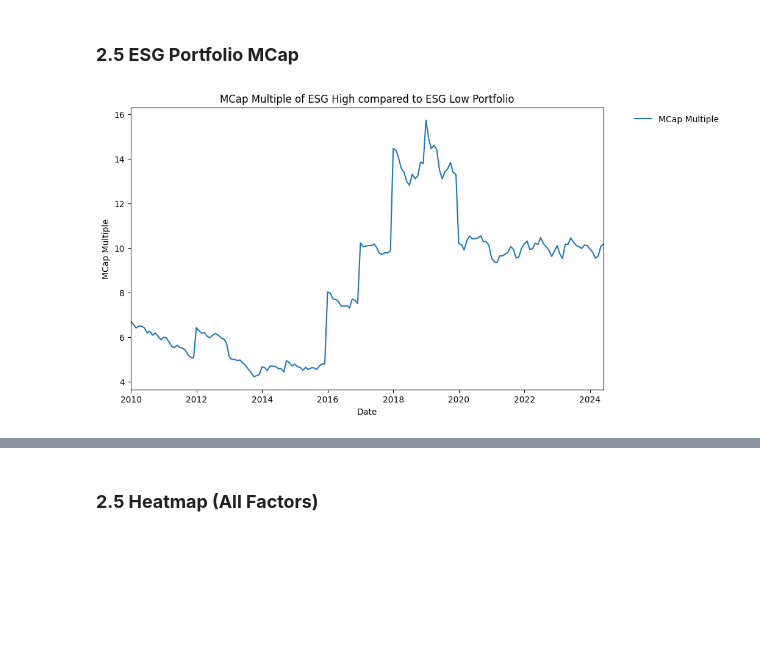
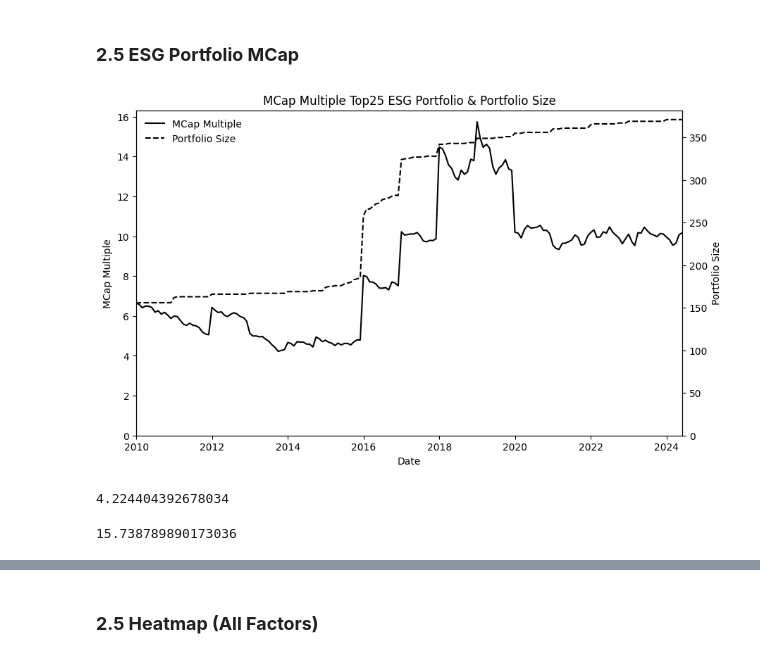
Before and after one commit to lkrsl/multi_factor_modelling_esg_factor_development, a Jupyter notebook: Part3_Further_Visuals_For_Paper.ipynb, the cells around one changed output, grey strips where cells are left out. Saved outputs shown, nothing was run; the diff lists cells and outputs as text; code cells hidden in the pictures; blank space fills up the shorter version.

```diff
--- a/Part3_Further_Visuals_For_Paper.ipynb
+++ b/Part3_Further_Visuals_For_Paper.ipynb
@@ -142,4 +142,38 @@ See the caveats in the documentation: https://pandas.pydata.org/pandas-docs/stab
 ## **2. Visuals**
 # %% [markdown]
 ### **2.1 Functions**
+# %%
+def plot2YLinesOverTime(data_list, column_names, labels, title, x_label, y1_label, y2_label):
+
+  plt.figure(figsize=(10, 6), dpi=100)
+
+  #Creates two different lines for two y-axis
+  ax1 = plt.gca()
+  sns.lineplot(data = data_list[0], x = "Date", y = column_names[0], label = labels[0], color = "black", linestyle = "-", ax = ax1)
+  ax1.set_ylabel(y1_label)
+  ax1.set_ylim(0, None)
+
+  ax2 = plt.twinx()
+  sns.lineplot(data = data_list[1], x = "Date", y = column_names[1], label = labels[1], color = "black", linestyle = "--", ax = ax2, legend = False)
+  ax2.set_ylabel(y2_label)
+  ax2.set_ylim(0, None)
+
+  # Add labels and title
+  ax1.set_xlabel(x_label)
+  plt.title(title)
+
+  # Add legend
+  lines1, labels1 = ax1.get_legend_handles_labels()
+  lines2, labels2 = ax2.get_legend_handles_labels()
+
+  ax1.legend(lines1 + lines2, labels1 + labels2, loc = "upper left", frameon = False)
+
+  #Allign X-Axis Limits
+  ax1.set_xlim([data_list[0]["Date"].min(), data_list[0]["Date"].max()])
+
+  # Remove Grid
+  ax1.grid(visible=False)
+
+  # Show plot
+  plt.show()
 # %%
@@ -292,10 +354,18 @@ esg_data[["Date", "Total_MCap_Multiple"]].head()
 
 esg_data["Date"] = pd.to_datetime(esg_data["Date"])
 # %%
-data_list = [esg_data]
-column_names = ["Total_MCap_Multiple"]
-labels = ["MCap Multiple"]
+data_list = [esg_data, esg_data]
+column_names = ["Total_MCap_Multiple", "Count_High"]
+labels = ["MCap Multiple", "Portfolio Size"]
 
-plotXReturnsOverTime(data_list, column_names, labels, "MCap Multiple of ESG High compared to ESG Low Portfolio", "Date", "MCap Multiple")
+plot2YLinesOverTime(data_list, column_names, labels, "MCap Multiple Top25 ESG Portfolio & Portfolio Size", "Date", "MCap Multiple", "Portfolio Size")
 # %% [output]
-[figure, old version]
+[figure, new version]
+# %%
+esg_data["Total_MCap_Multiple"].min()
+# %% [output]
+4.224404392678034
+# %%
+esg_data["Total_MCap_Multiple"].max()
+# %% [output]
+15.738789890173036
```
Also changed, not shown: parts of 12 cells of this notebook, 2 other files.
